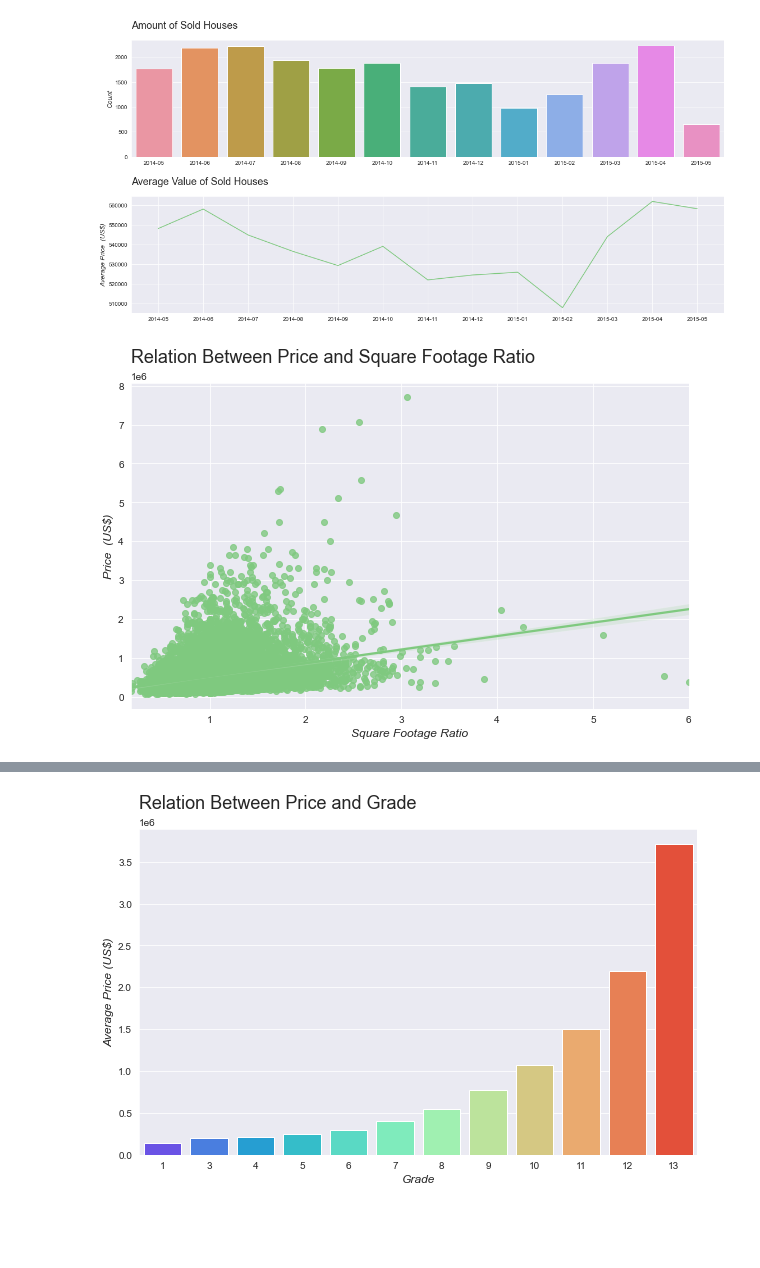
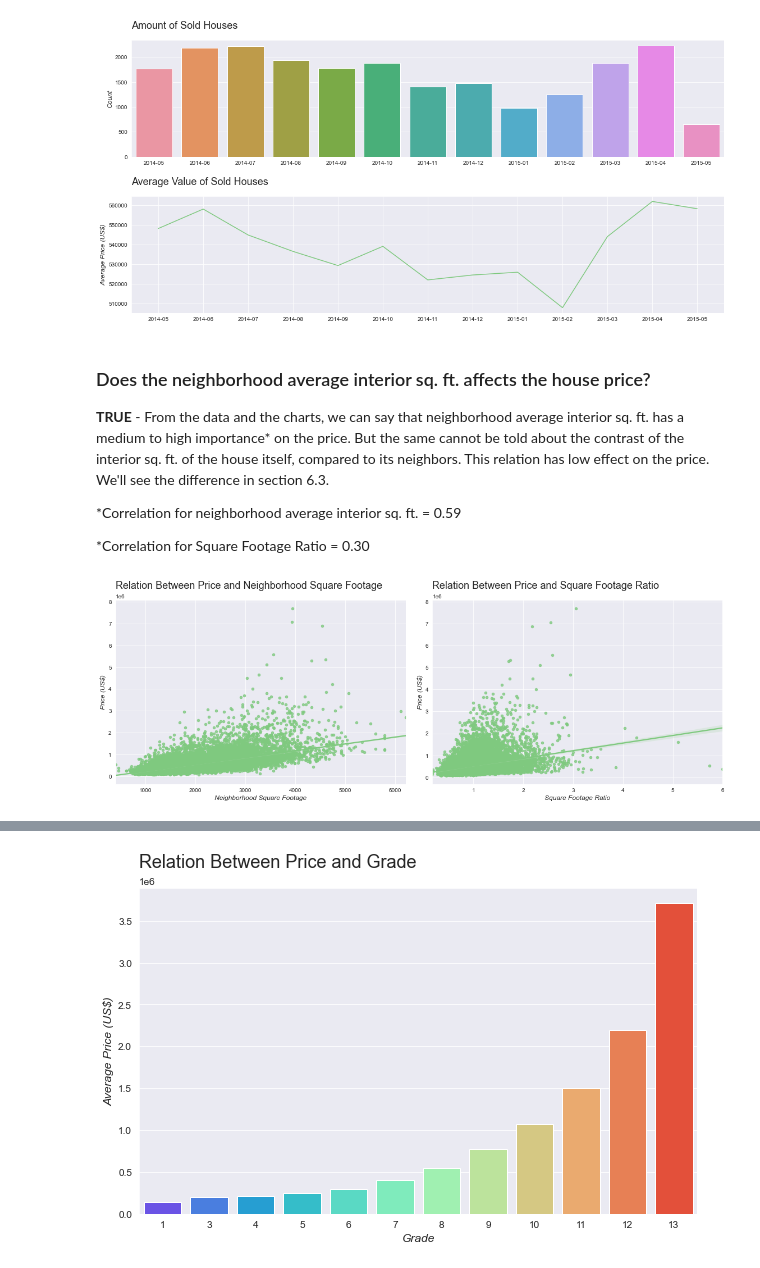
Before and after one commit to rodrigomm92/king_county_house_sales, a Jupyter notebook: insight_project_kc_houses.ipynb, the cells around one changed output, grey strips where cells are left out. Drawn from its saved outputs; the diff is of its cells as text; code cells hidden in the pictures; blank space fills up the shorter version.

```diff
--- a/insight_project_kc_houses.ipynb
+++ b/insight_project_kc_houses.ipynb
@@ -142,15 +145,19 @@ aux2 = df_raw[df_raw['bedrooms'] < 33 ]
 # %%
 # Creating feature 'renovated'
-aux2.insert(len(aux2.columns), 'renovated', aux2.loc[:,'yr_renovated'].apply(lambda x: 1 if x > 0 else 0))
+aux2.insert(len(aux2.columns), 'renovated',
+            aux2.loc[:, 'yr_renovated'].apply(lambda x: 1 if x > 0 else 0))
 
 # Creating feature year_month
-aux2.insert(len(aux2.columns), 'year_month', aux2.loc[:,'date'].dt.strftime('%Y-%m'))
+aux2.insert(len(aux2.columns), 'year_month',
+            aux2.loc[:, 'date'].dt.strftime('%Y-%m'))
 
 # Creating feature year_week
-aux2.insert(len(aux2.columns), 'year_week', aux2.loc[:,'date'].dt.strftime('%Y-%U'))
+aux2.insert(len(aux2.columns), 'year_week',
+            aux2.loc[:, 'date'].dt.strftime('%Y-%U'))
 
 # creating feature sqft_ratio
-aux2.insert(len(aux2.columns), 'sqft_ratio', aux2.loc[:,'sqft_living'] / aux2.loc[:,'sqft_living15'])
+aux2.insert(len(aux2.columns), 'sqft_ratio',
+            aux2.loc[:, 'sqft_living'] / aux2.loc[:, 'sqft_living15'])
 # %% [markdown]
 # EXPLORATORY DATA ANALYSIS
 # %% [markdown]
@@ -228,10 +248,24 @@ std_font(ax2, 'Average Value of Sold Houses', '', 'Average Price (US$)')
 # %% [output]
 [figure]
+# %% [markdown]
+### Does the neighborhood average interior sq. ft. affects the house price?
+**TRUE** - From the data and the charts, we can say that neighborhood average interior sq. ft. has a medium to high importance* on the price. But the same cannot be told about the contrast of the interior sq. ft. of the house itself, compared to its neighbors. This relation has low effect on the price. We'll see the difference in section 6.3.
+
+*Correlation for neighborhood average interior sq. ft. = 0.59
+
+*Correlation for Square Footage Ratio = 0.30
 # %%
 # 5)
-plt.figure( figsize=(10, 6) )
-ax1 = sns.regplot(data=aux2, x='sqft_ratio', y='price')
-std_font(ax1, 'Relation Between Price and Square Footage Ratio', 'Square Footage Ratio', 'Price (US$)')
-# sqft_ratio = 0.30 correlation
+
+plt.figure(figsize=(16, 6), tight_layout={'pad':2.0})
+ax1 = plt.subplot(1,2,1)
+ax = sns.regplot(data=aux2, x='sqft_living15', y='price', scatter_kws={"s": 20})
+std_font(ax, 'Relation Between Price and Neighborhood Square Footage',
+         'Neighborhood Square Footage', 'Price (US$)')
+
+ax2 = plt.subplot(1, 2, 2)
+ax = sns.regplot(data=aux2, x='sqft_ratio', y='price', scatter_kws={"s": 20})
+std_font(ax, 'Relation Between Price and Square Footage Ratio',
+         'Square Footage Ratio', 'Price (US$)')
 # %% [output]
-[figure, old version]
+[figure, new version]
```
Also changed, not shown: parts of 41 cells of this notebook, 2 other files.
